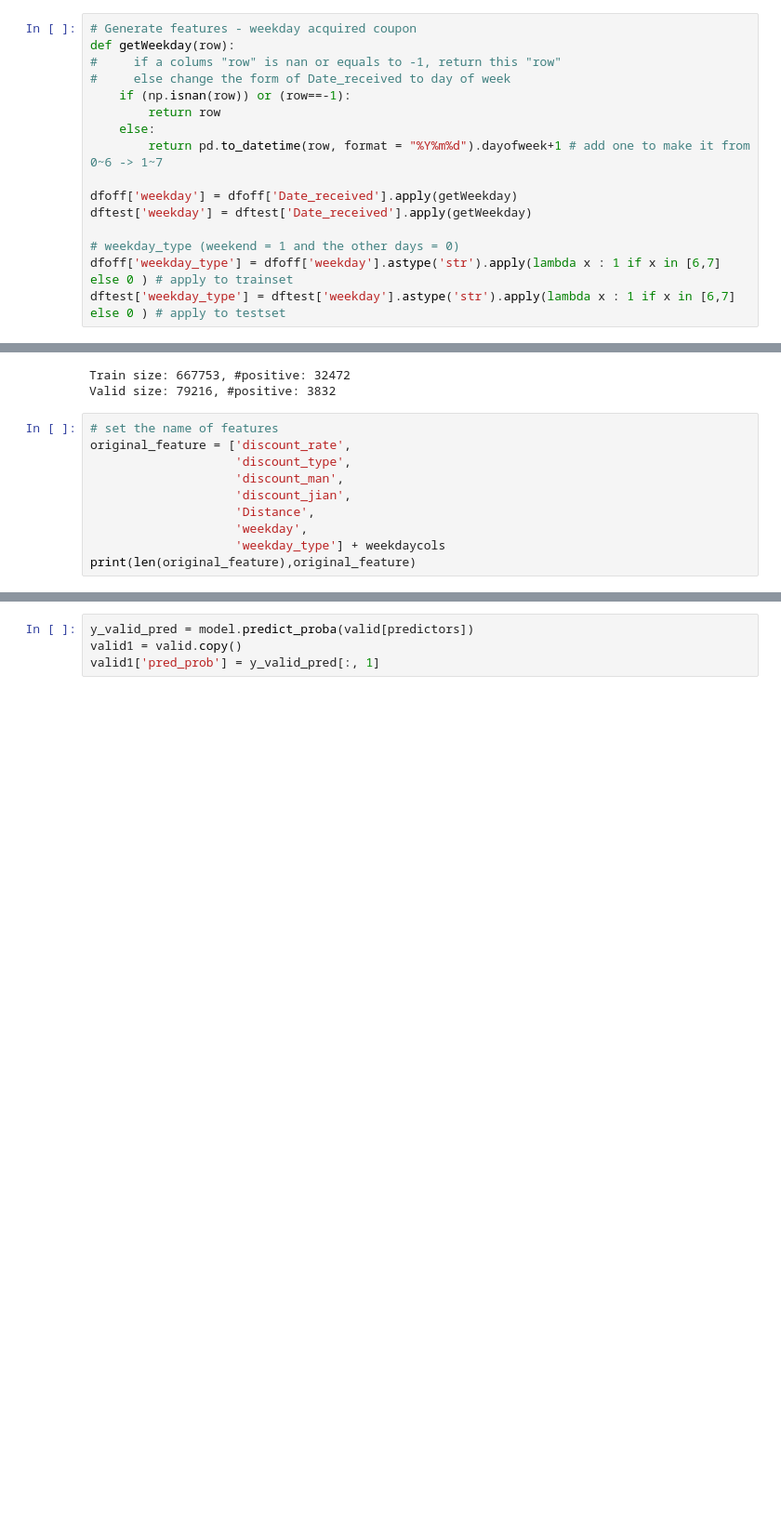
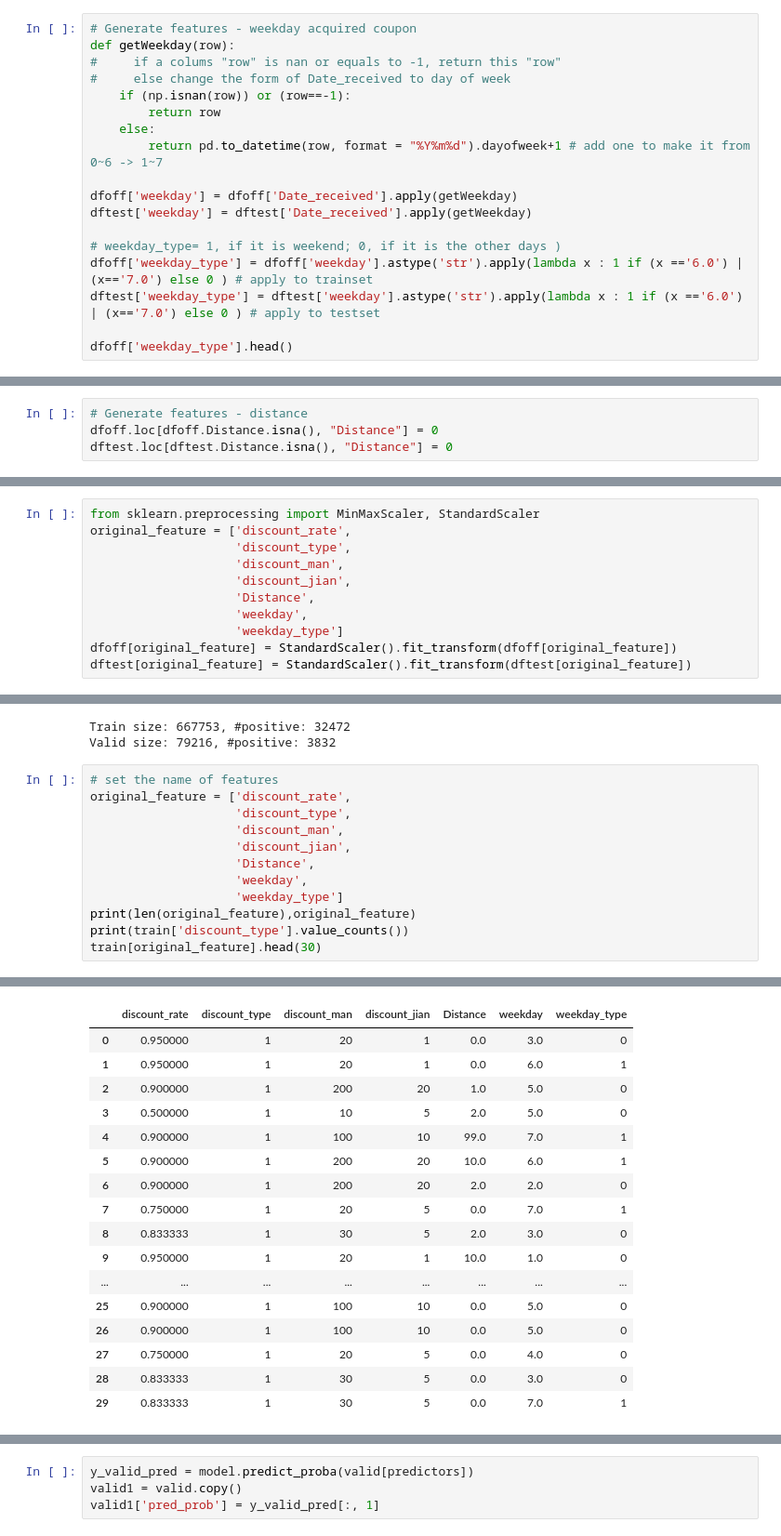
Before and after one commit to a19091908/2nd-ML100Days, a Jupyter notebook: mid/baseline-example.ipynb, the cells around one changed output, grey strips where cells are left out. Shown: that part at 93% size. Saved outputs shown, nothing was run; the diff lists cells and outputs as text; blank space fills up the shorter version.

```diff
--- a/mid/baseline-example.ipynb
+++ b/mid/baseline-example.ipynb
@@ -79,6 +80,8 @@ def getWeekday(row):
 dfoff['weekday'] = dfoff['Date_received'].apply(getWeekday)
 dftest['weekday'] = dftest['Date_received'].apply(getWeekday)
 
-# weekday_type (weekend = 1 and the other days = 0)
-dfoff['weekday_type'] = dfoff['weekday'].astype('str').apply(lambda x : 1 if x in [6,7] else 0 ) # apply to trainset
-dftest['weekday_type'] = dftest['weekday'].astype('str').apply(lambda x : 1 if x in [6,7] else 0 ) # apply to testset
+# weekday_type= 1, if it is weekend; 0, if it is the other days )
+dfoff['weekday_type'] = dfoff['weekday'].astype('str').apply(lambda x : 1 if (x =='6.0') | (x=='7.0') else 0 ) # apply to trainset
+dftest['weekday_type'] = dftest['weekday'].astype('str').apply(lambda x : 1 if (x =='6.0') | (x=='7.0') else 0 ) # apply to testset
+
+dfoff['weekday_type'].head()
@@ -105,4 +115,8 @@ dfoff.head()
 | 2 | 1439408 | 2632 | 1078.0 | 20:1 | 0.0 | 20160319.0 | NaN | 0 | 6.0 | ... |
 | 3 | 1832624 | 3381 | 7610.0 | 200:20 | 0.0 | 20160429.0 | NaN | 0 | 5.0 | ... |
 | 4 | 2029232 | 3381 | 11951.0 | 200:20 | 1.0 | 20160129.0 | NaN | 0 | 5.0 | ... |
+# %%
+# Generate features - distance
+dfoff.loc[dfoff.Distance.isna(), "Distance"] = 0
+dftest.loc[dftest.Distance.isna(), "Distance"] = 0
 # %%
@@ -156,3 +190,14 @@ dftest = processData(dftest)
+# %%
+from sklearn.preprocessing import MinMaxScaler, StandardScaler
+original_feature = ['discount_rate',
+                    'discount_type',
+                    'discount_man',
+                    'discount_jian',
+                    'Distance',
+                    'weekday',
+                    'weekday_type']
+dfoff[original_feature] = StandardScaler().fit_transform(dfoff[original_feature])
+dftest[original_feature] = StandardScaler().fit_transform(dftest[original_feature])
 # %%
 ## Naive model
 
@@ -186,6 +231,8 @@ original_feature = ['discount_rate',
                     'discount_jian',
                     'Distance',
                     'weekday',
-                    'weekday_type'] + weekdaycols
+                    'weekday_type']
 print(len(original_feature),original_feature)
+print(train['discount_type'].value_counts())
+train[original_feature].head(30)
 # %% [output]
@@ -193 +243,18 @@ print(len(original_feature),original_feature)
+|  | discount_rate | discount_type | discount_man | discount_jian | Distance | weekday | weekday_type |
+| 0 | 0.950000 | 1 | 20 | 1 | 0.0 | 3.0 | 0 |
+| 1 | 0.950000 | 1 | 20 | 1 | 0.0 | 6.0 | 1 |
+| 2 | 0.900000 | 1 | 200 | 20 | 1.0 | 5.0 | 0 |
+| 3 | 0.500000 | 1 | 10 | 5 | 2.0 | 5.0 | 0 |
+| 4 | 0.900000 | 1 | 100 | 10 | 99.0 | 7.0 | 1 |
+| 5 | 0.900000 | 1 | 200 | 20 | 10.0 | 6.0 | 1 |
+| 6 | 0.900000 | 1 | 200 | 20 | 2.0 | 2.0 | 0 |
+| 7 | 0.750000 | 1 | 20 | 5 | 0.0 | 7.0 | 1 |
+| 8 | 0.833333 | 1 | 30 | 5 | 2.0 | 3.0 | 0 |
+| 9 | 0.950000 | 1 | 20 | 1 | 10.0 | 1.0 | 0 |
+| ... | ... | ... | ... | ... | ... | ... | ... |
+| 25 | 0.900000 | 1 | 100 | 10 | 0.0 | 5.0 | 0 |
+| 26 | 0.900000 | 1 | 100 | 10 | 0.0 | 5.0 | 0 |
+| 27 | 0.750000 | 1 | 20 | 5 | 0.0 | 4.0 | 0 |
+| 28 | 0.833333 | 1 | 30 | 5 | 0.0 | 3.0 | 0 |
+| 29 | 0.833333 | 1 | 30 | 5 | 0.0 | 7.0 | 1 |
 # %%
```
Also changed, not shown: parts of 9 cells of this notebook, 1 other file.
